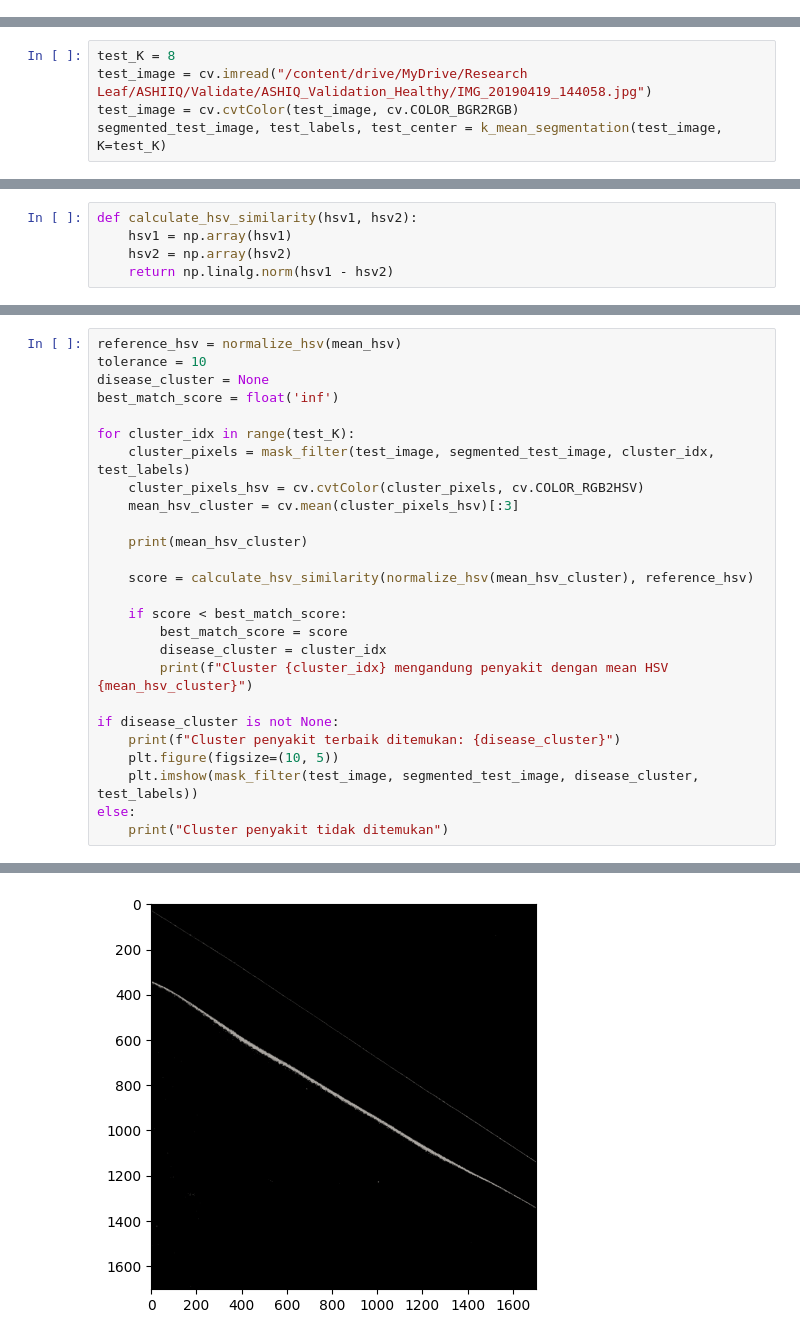
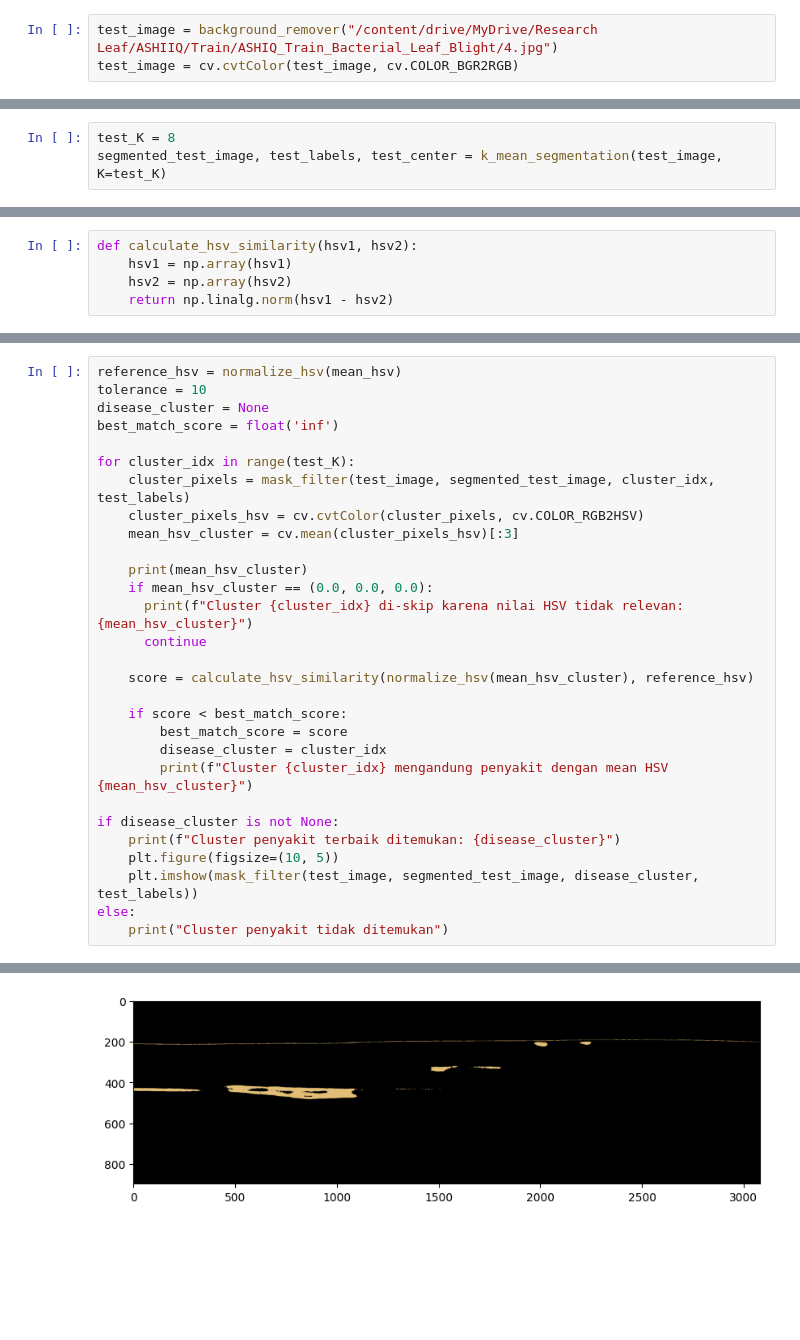
Before and after one commit to maevlava/paddy-leaf, a Jupyter notebook: K segmentation.ipynb, the cells around one changed output, grey strips where cells are left out. Saved outputs shown, nothing was run; the diff lists cells and outputs as text; blank space fills up the shorter version.

Commit message:
Post clustering success (bacterial blight)

```diff
--- a/K segmentation.ipynb
+++ b/K segmentation.ipynb
@@ -91,6 +91,9 @@ plt.axis("off")
 # Calculate optimal cluster
 # %%
 from sklearn.cluster import KMeans
+# %%
+test_image = background_remover("/content/drive/MyDrive/Research Leaf/ASHIIQ/Train/ASHIQ_Train_Bacterial_Leaf_Blight/4.jpg")
+test_image = cv.cvtColor(test_image, cv.COLOR_BGR2RGB)
 # %% [markdown]
 ## Elbow Within Cluster Sum of Square Method
 # %% [markdown]
@@ -279,8 +282,6 @@ def mask_filter(image, segmented_image, cluster, labels):
   return filtered_image
 # %%
 test_K = 8
-test_image = cv.imread("/content/drive/MyDrive/Research Leaf/ASHIIQ/Validate/ASHIQ_Validation_Healthy/IMG_20190419_144058.jpg")
-test_image = cv.cvtColor(test_image, cv.COLOR_BGR2RGB)
 segmented_test_image, test_labels, test_center = k_mean_segmentation(test_image, K=test_K)
 # %%
 plt.figure(figsize=(12, 5))
@@ -343,6 +344,9 @@ for cluster_idx in range(test_K):
     mean_hsv_cluster = cv.mean(cluster_pixels_hsv)[:3]
 
     print(mean_hsv_cluster)
+    if mean_hsv_cluster == (0.0, 0.0, 0.0):
+      print(f"Cluster {cluster_idx} di-skip karena nilai HSV tidak relevan: {mean_hsv_cluster}")
+      continue
 
     score = calculate_hsv_similarity(normalize_hsv(mean_hsv_cluster), reference_hsv)
 
@@ -374 +379 @@ Cluster penyakit terbaik ditemukan: 7
-[figure, old version]
+[figure, new version]
```
Also changed, not shown: parts of 5 cells of this notebook.
